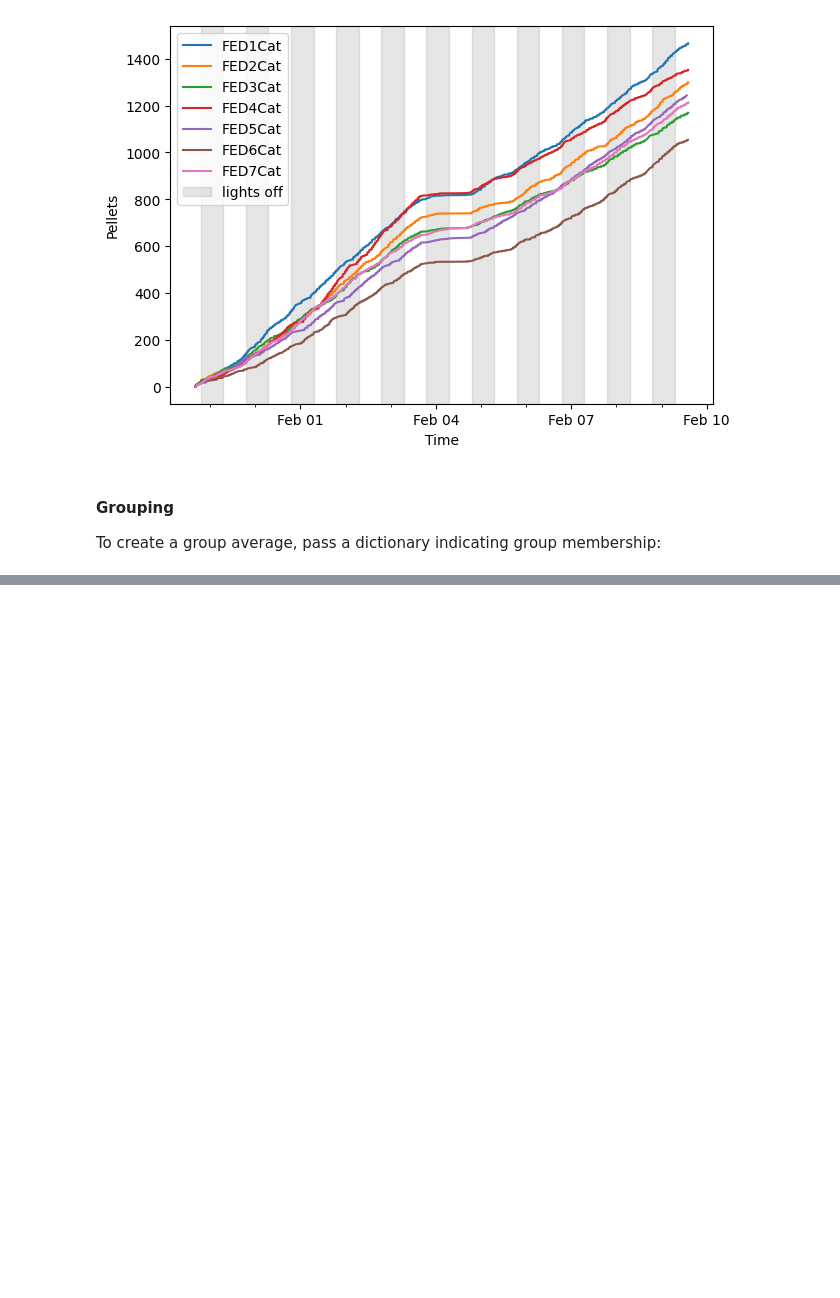
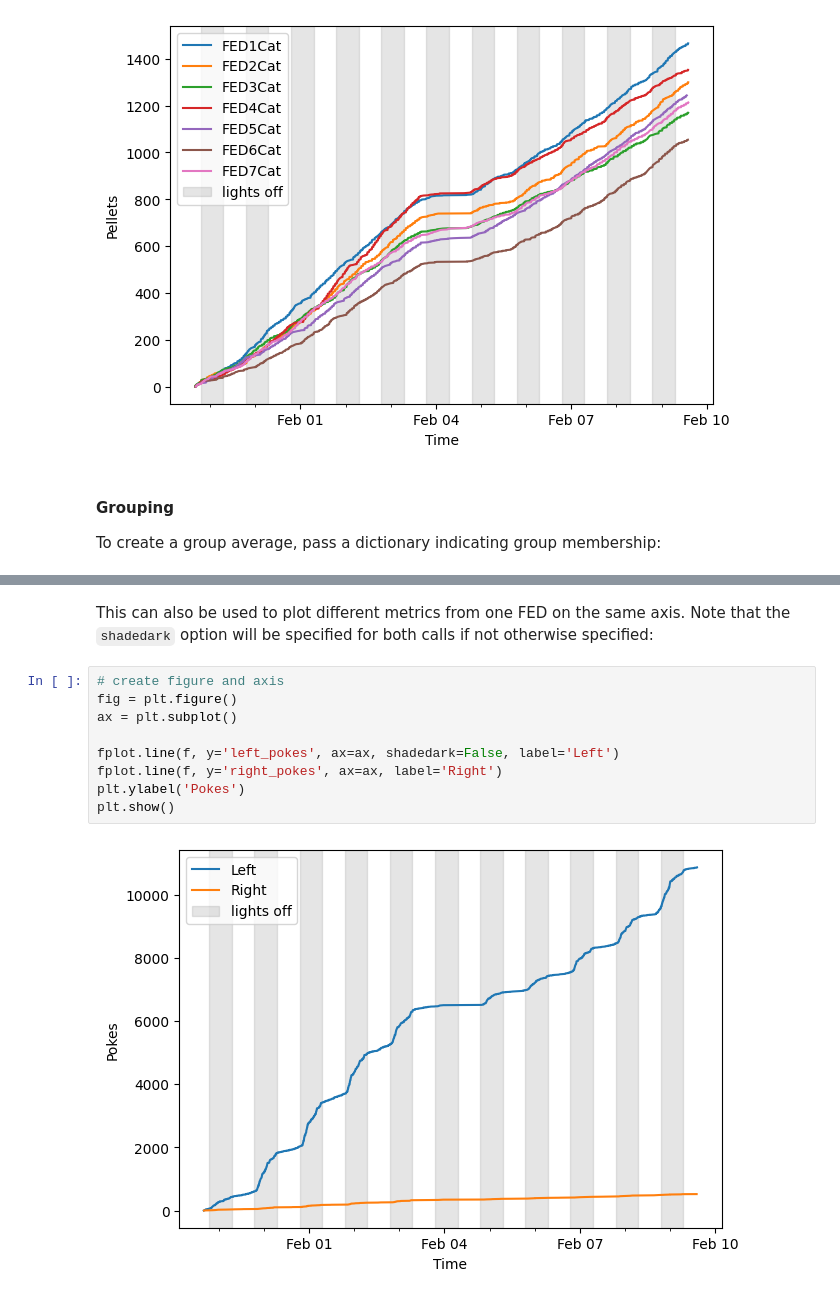
Before and after one commit to earnestt1234/fed3, a Jupyter notebook: docs/plots_getting_started.ipynb, the cells around one changed output, grey strips where cells are left out. Drawn from its saved outputs; the diff is of its cells as text; blank space fills up the shorter version.

```diff
--- a/docs/plots_getting_started.ipynb
+++ b/docs/plots_getting_started.ipynb
@@ -73,0 +109,13 @@ fig = fplot.line(groups, bins='4H')
+# %% [markdown]
+This can also be used to plot different metrics from one FED on the same axis.  Note that the `shadedark` option will be specified for both calls if not otherwise specified:
+# %%
+# create figure and axis
+fig = plt.figure()
+ax = plt.subplot()
+
+fplot.line(f, y='left_pokes', ax=ax, shadedark=False, label='Left')
+fplot.line(f, y='right_pokes', ax=ax, label='Right')
+plt.ylabel('Pokes')
+plt.show()
+# %% [output]
+[figure, added]
```
Also changed, not shown: parts of 10 cells of this notebook, 15 other files.
